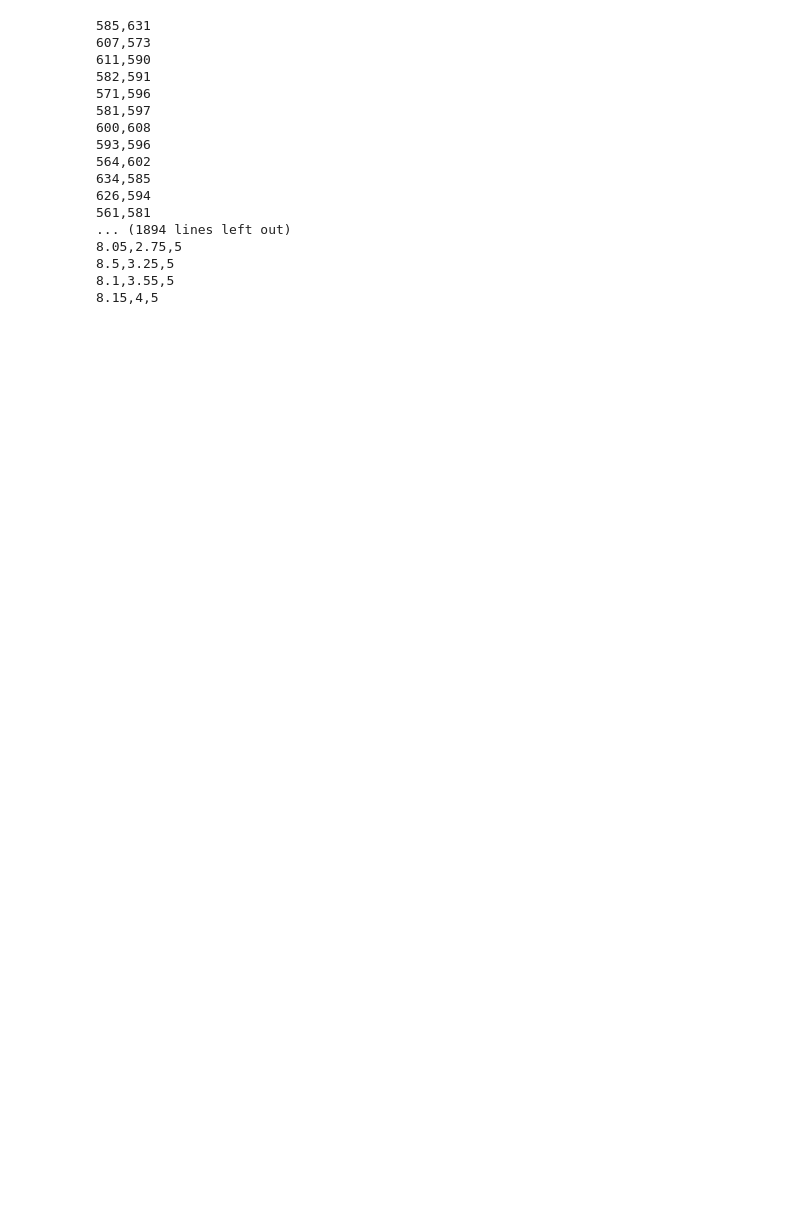
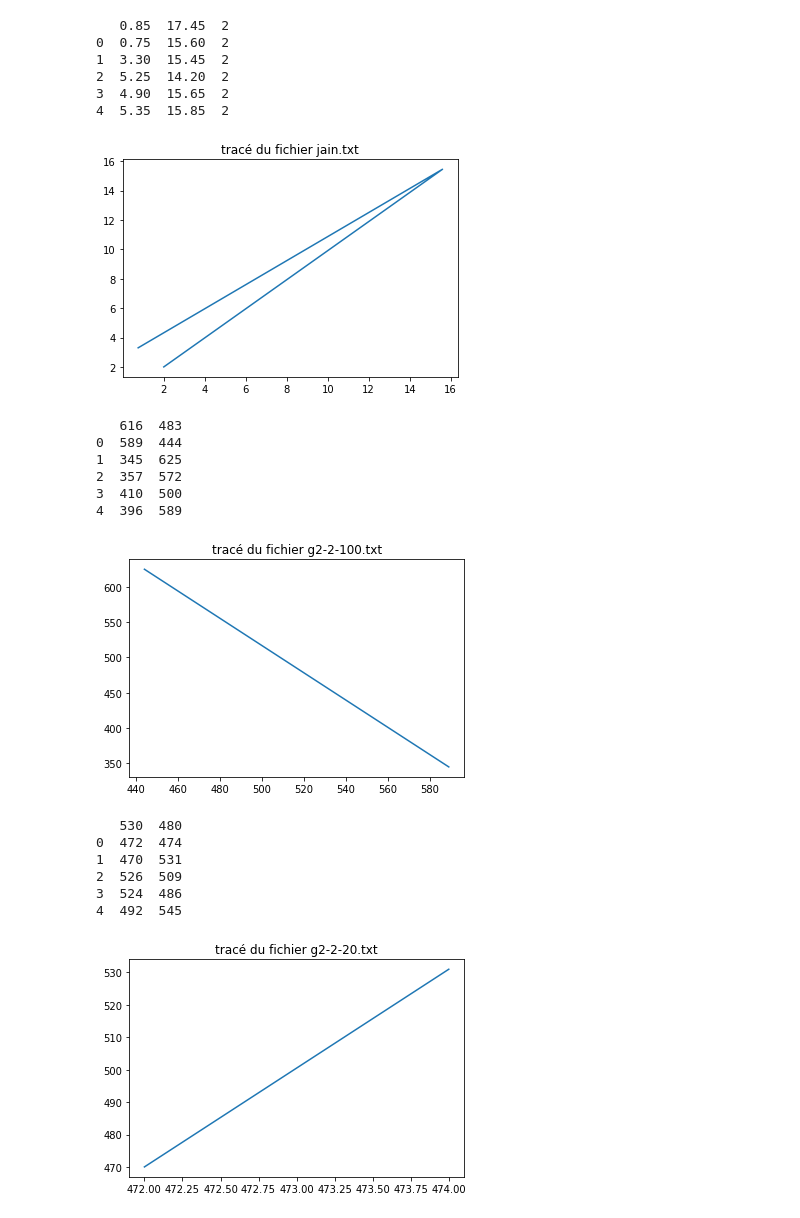
Before and after one commit to EvanEpivent5/odata, a Jupyter notebook: scripts/main.ipynb, the cells around one changed output. Drawn from its saved outputs; the diff is of its cells as text; code cells hidden in the pictures; blank space fills up the shorter version.

```diff
--- a/scripts/main.ipynb
+++ b/scripts/main.ipynb
@@ -7,29 +7,39 @@ import re
 # %%
 files = ["jain.txt", "g2-2-100.txt", "g2-2-20.txt", "pathbased.txt", "Aggregation.txt"]
 
 for file in files :
     f_in = open("../src/"+file, "r")
     f_out = open("../src/"+file.replace(".txt", "")+"_out.txt", "w")
     for line in f_in :
-        print(re.sub("\s+", ",", line.strip()))
         f_out.write(re.sub("\s+", ",", line.strip())+"\n")
     f_in.close()
     f_out.close()
+
+for file in files :
+    data = pd.read_csv("../src/"+file[:-4]+"_out.txt")
+    print(data.head())
+    plt.plot(data.iloc[0], data.iloc[1])
+    plt.title("tracé du fichier "+file)
+    plt.show()
 # %% [output]
-585,631
-607,573
-611,590
-582,591
-571,596
-581,597
-600,608
-593,596
-564,602
-634,585
-626,594
-561,581
-... (1894 lines left out)
-8.05,2.75,5
-8.5,3.25,5
-8.1,3.55,5
-8.15,4,5
+   0.85  17.45  2
+0  0.75  15.60  2
+1  3.30  15.45  2
+2  5.25  14.20  2
+3  4.90  15.65  2
+4  5.35  15.85  2
+[figure, added]
+   616  483
+0  589  444
+1  345  625
+2  357  572
+3  410  500
+4  396  589
+[figure, added]
+   530  480
+0  472  474
+1  470  531
+2  526  509
+3  524  486
+4  492  545
+[figure, added]
```
Also changed, not shown: parts of 1 cell of this notebook, 6 other files.
